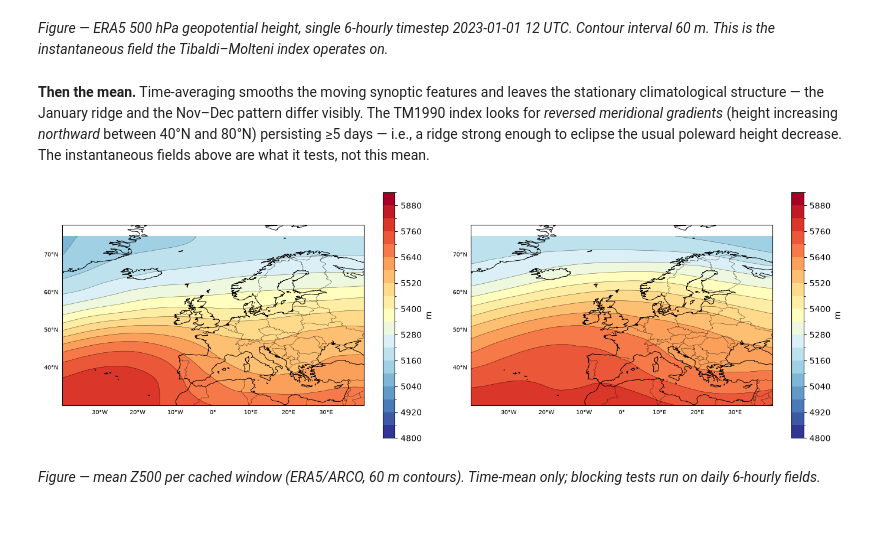
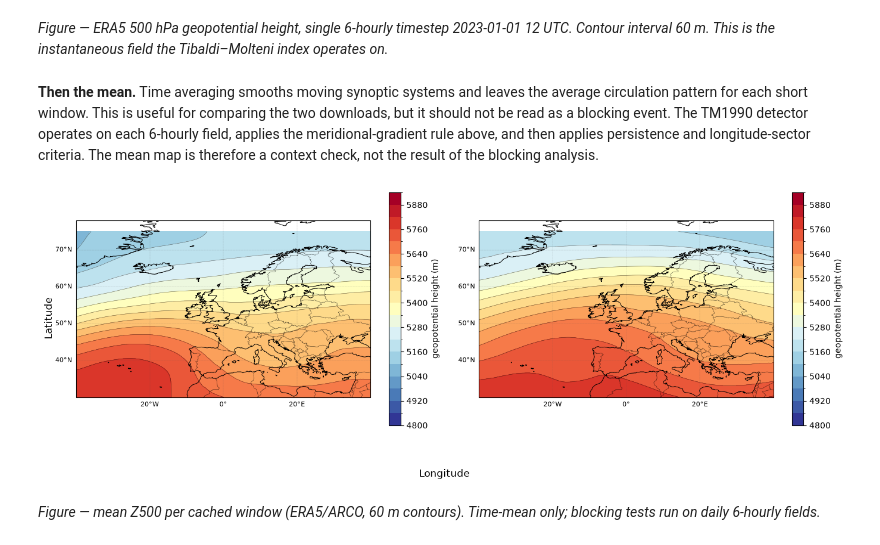
Before and after one commit to TunaHim/EuroGrid-Climate-Dynamics, a Jupyter notebook: notebooks/01_eda.ipynb, the cells around one changed output. Drawn from its saved outputs; the diff is of its cells as text; code cells hidden in the pictures.

```diff
--- a/notebooks/01_eda.ipynb
+++ b/notebooks/01_eda.ipynb
@@ -227,0 +241,16 @@ dark lulls that window was chosen for.
+# %%
+# Intermediate check: summarise the hourly spatial mean before plotting the two different views.
+domain_rows = []
+for w, d in era5.items():
+    hourly_mean = d.ws100.mean(("lat", "lon"))
+    domain_rows.append(
+        {
+            "window": w,
+            "hours": hourly_mean.sizes["time"],
+            "mean_of_hourly_means_m_s": float(hourly_mean.mean()),
+            "minimum_hourly_mean_m_s": float(hourly_mean.min()),
+            "maximum_hourly_mean_m_s": float(hourly_mean.max()),
+            "missing_hourly_means": int(hourly_mean.isnull().sum()),
+        }
+    )
+pl.DataFrame(domain_rows)
@@ -289,31 +327,35 @@ plt.show()
 *Figure — ERA5 500 hPa geopotential height, single 6-hourly timestep 2023-01-01 12 UTC.*
 *Contour interval 60 m. This is the instantaneous field the Tibaldi–Molteni index operates on.*
 # %% [markdown]
-**Then the mean.** Time-averaging smooths the moving synoptic features and leaves the
-stationary climatological structure — the January ridge and the Nov–Dec pattern differ
-visibly. The TM1990 index looks for *reversed meridional gradients* (height increasing
-*northward* between 40°N and 80°N) persisting ≥5 days — i.e., a ridge strong enough to
-eclipse the usual poleward height decrease. The instantaneous fields above are what it
-tests, not this mean.
+**Then the mean.** Time averaging smooths moving synoptic systems and leaves the average circulation pattern for each short window. This is useful for comparing the two downloads, but it should not be read as a blocking event. The TM1990 detector operates on each 6-hourly field, applies the meridional-gradient rule above, and then applies persistence and longitude-sector criteria. The mean map is therefore a context check, not the result of the blocking analysis.
 # %%
-# Mean Z500 per window — stationary climatological structure for comparison.
+# Mean Z500 maps: compare the average circulation structure while retaining explicit map coordinates.
 fig, axes = plt.subplots(1, 2, figsize=(14, 5.5), subplot_kw={"projection": PC})
 for ax, w in zip(axes, era5, strict=True):
     z = era5[w].z500.mean("time_z500")
-    map_ax(ax, f"Mean Z500, {w}")
+    map_ax(ax, f"Mean 500 hPa geopotential height — {w}")
     z.plot.contourf(
         ax=ax,
         transform=PC,
         levels=range(4800, 6000, 60),
         cmap="RdYlBu_r",
         add_colorbar=True,
-        cbar_kwargs={"label": "m", "shrink": 0.8},
+        cbar_kwargs={"label": "geopotential height (m)", "shrink": 0.8},
     )
-    z.plot.contour(ax=ax, transform=PC, levels=range(4800, 6000, 60), colors="k", linewidths=0.4, alpha=0.6)
+    z.plot.contour(
+        ax=ax,
+        transform=PC,
+        levels=range(4800, 6000, 60),
+        colors="k",
+        linewidths=0.4,
+        alpha=0.6,
+    )
+fig.supxlabel("Longitude")
+fig.supylabel("Latitude")
 fig.tight_layout()
 plt.show()
 # %% [output]
-[figure, old version]
+[figure, new version]
 # %% [markdown]
 *Figure — mean Z500 per cached window (ERA5/ARCO, 60 m contours). Time-mean only;*
 *blocking tests run on daily 6-hourly fields.*
```
Also changed, not shown: parts of 16 cells of this notebook.
